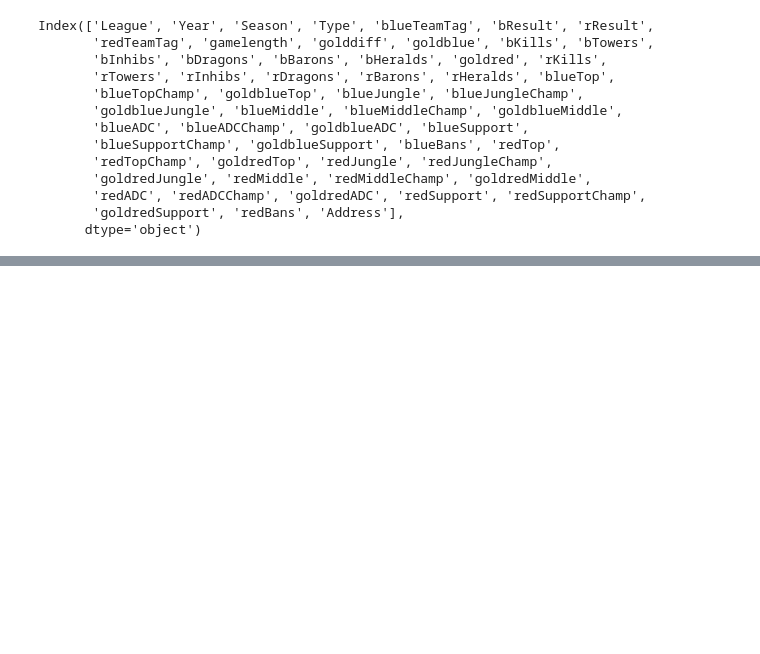
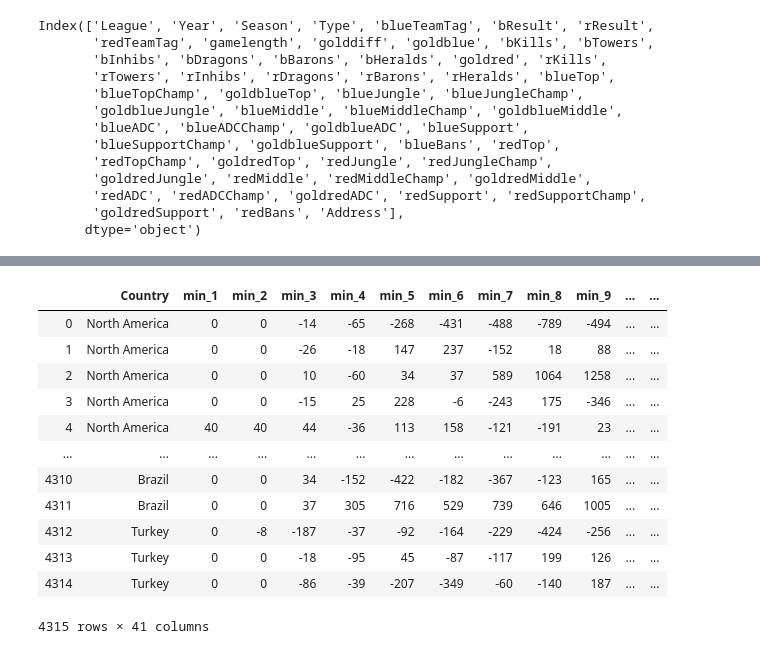
Before and after one commit to AdamGouja/project-Python-for-DS, a Jupyter notebook: Visualisation.ipynb, the cells around one changed output, grey strips where cells are left out. Saved outputs shown, nothing was run; the diff lists cells and outputs as text; code cells hidden in the pictures; blank space fills up the shorter version.

```diff
--- a/Visualisation.ipynb
+++ b/Visualisation.ipynb
@@ -98,3 +69,0 @@ def new_df_gold_length(df):
-# %%
-df2 = new_df_gold_length(df)
-df2.head()
@@ -283,0 +70,27 @@ dtype: object
+# %%
+def new_df_length(df):
+    """
+    Crée un nouveau dataframe avec comme colonnes 'Address', 'League', 'Type', 'blueTeamTag', 'bResult',
+    'rResult', 'redTeamTag' et 'gamelength'.
+
+    Args:
+        df : dataframe initial
+
+    Returns:
+        Nouveau dataframe.
+    """
+    df2 = df[['Address', 'League', 'Type', 'Year', 'blueTeamTag','bResult','rResult','redTeamTag','gamelength']]
+
+    df2=df2[(df2['League'] == 'NALCS') |
+            (df2['League'] == 'LCK')   |
+            (df2['League'] == 'EULCS') |
+            (df2['League'] == 'TCL')   |
+            (df2['League'] == 'CBLoL') ]
+
+    df2= df2[(df2['Type'] != 'Regional') &
+             (df2['Type'] != 'Promotion')]
+
+    return df2
+# %%
+df_length = new_df_length(df)
+df_length.head()
@@ -283,0 +243,27 @@ dtype: object
+# %%
+gold = pd.read_csv("data/gold.csv")
+gold = gold.query("Type=='golddiff'")
+gold = gold.drop(['Type'], axis=1)
+gold.drop(gold.iloc[:,gold.columns.get_loc("min_41"):],1,inplace=True)
+
+
+
+# concaténation des deux tableaux
+df_gold = pd.merge(df_length[['Address', 'Country']], gold)
+df_gold = df_gold.drop(["Address"], axis = 1)
+
+df_gold
+# %% [output]
+|  | Country | min_1 | min_2 | min_3 | min_4 | min_5 | min_6 | min_7 | min_8 | min_9 | ... | ... |
+| 0 | North America | 0 | 0 | -14 | -65 | -268 | -431 | -488 | -789 | -494 | ... | ... |
+| 1 | North America | 0 | 0 | -26 | -18 | 147 | 237 | -152 | 18 | 88 | ... | ... |
+| 2 | North America | 0 | 0 | 10 | -60 | 34 | 37 | 589 | 1064 | 1258 | ... | ... |
+| 3 | North America | 0 | 0 | -15 | 25 | 228 | -6 | -243 | 175 | -346 | ... | ... |
+| 4 | North America | 40 | 40 | 44 | -36 | 113 | 158 | -121 | -191 | 23 | ... | ... |
+| ... | ... | ... | ... | ... | ... | ... | ... | ... | ... | ... | ... | ... |
+| 4310 | Brazil | 0 | 0 | 34 | -152 | -422 | -182 | -367 | -123 | 165 | ... | ... |
+| 4311 | Brazil | 0 | 0 | 37 | 305 | 716 | 529 | 739 | 646 | 1005 | ... | ... |
+| 4312 | Turkey | 0 | -8 | -187 | -37 | -92 | -164 | -229 | -424 | -256 | ... | ... |
+| 4313 | Turkey | 0 | 0 | -18 | -95 | 45 | -87 | -117 | 199 | 126 | ... | ... |
+| 4314 | Turkey | 0 | 0 | -86 | -39 | -207 | -349 | -60 | -140 | 187 | ... | ... |
+4315 rows × 41 columns
```
Also changed, not shown: parts of 44 cells of this notebook, 3 other files.
